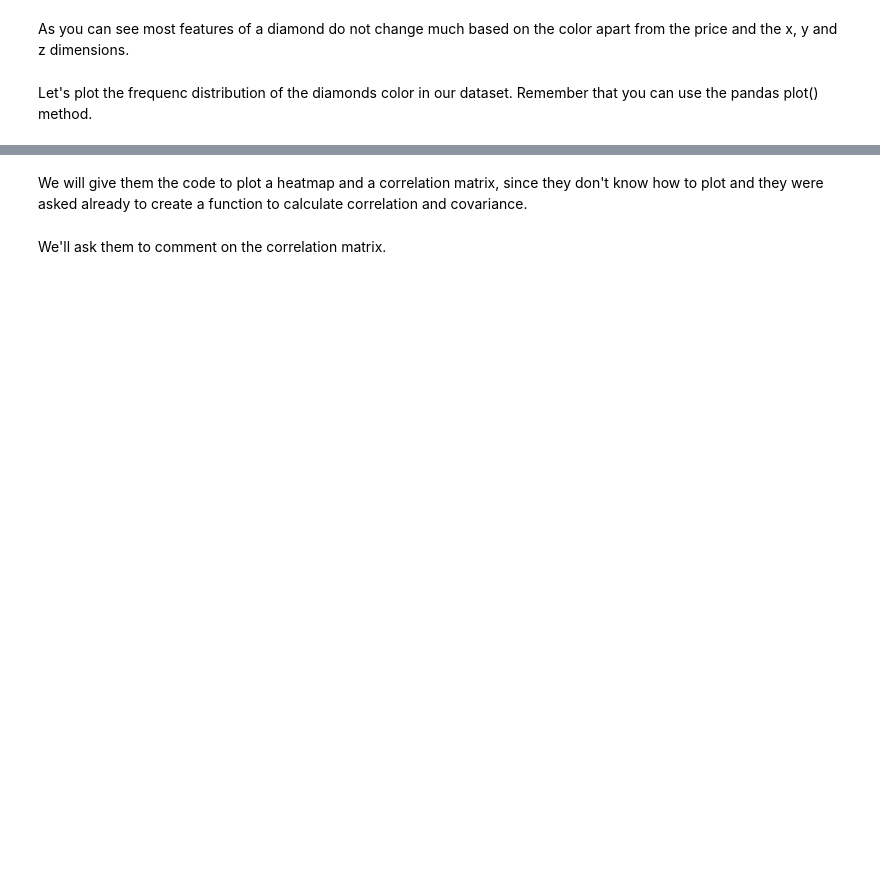
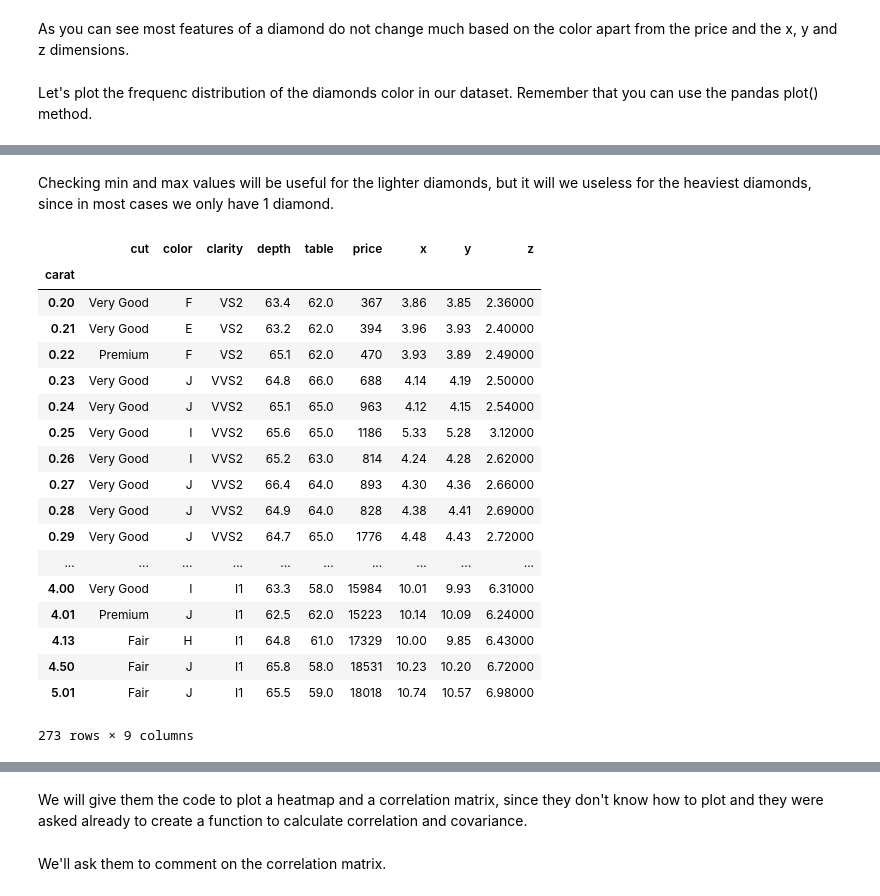
Before and after one commit to ta-data-bcn/Review-W4-Data-Cleaning-And-Descriptive-Statistics, a Jupyter notebook: main.ipynb, the cells around one changed output, grey strips where cells are left out. Cells and saved outputs as stored; diff of their text form; code cells hidden in the pictures; blank space fills up the shorter version.

Commit message:
Add carat analysis, fix get_y function

```diff
--- a/main.ipynb
+++ b/main.ipynb
@@ -139,7 +227,7 @@ diamonds[diamonds.y > 10]
 # %%
 def get_y(row):
     x = row['x']
-    y = row['y']
-    z = row['depth']
+    z = row['z']
+    depth = row['depth'] / 100
 
-    return  (2 * z - x * depth ) / depth
+    return  round((2 * z - x * depth ) / depth, 2)
@@ -147,0 +245,2 @@ WE CAN CLEARLY SEE THAT THE 31.8 IS AN OUTLIER FOR THE Y VALUE. AND WE CAN SEE T
+# %%
+diamonds['y'] = diamonds.apply(get_y, axis=1)
@@ -174,0 +382,24 @@ diamonds.describe()
+# %% [markdown]
+Checking min and max values will be useful for the lighter diamonds, but it will we useless for the heaviest diamonds, since in most cases we only have 1 diamond.
+# %%
+diamonds.groupby('carat').max()
+# %% [output]
+|  | cut | color | clarity | depth | table | price | x | y | z |
+| carat |  |  |  |  |  |  |  |  |  |
+| 0.20 | Very Good | F | VS2 | 63.4 | 62.0 | 367 | 3.86 | 3.85 | 2.36000 |
+| 0.21 | Very Good | E | VS2 | 63.2 | 62.0 | 394 | 3.96 | 3.93 | 2.40000 |
+| 0.22 | Premium | F | VS2 | 65.1 | 62.0 | 470 | 3.93 | 3.89 | 2.49000 |
+| 0.23 | Very Good | J | VVS2 | 64.8 | 66.0 | 688 | 4.14 | 4.19 | 2.50000 |
+| 0.24 | Very Good | J | VVS2 | 65.1 | 65.0 | 963 | 4.12 | 4.15 | 2.54000 |
+| 0.25 | Very Good | I | VVS2 | 65.6 | 65.0 | 1186 | 5.33 | 5.28 | 3.12000 |
+| 0.26 | Very Good | I | VVS2 | 65.2 | 63.0 | 814 | 4.24 | 4.28 | 2.62000 |
+| 0.27 | Very Good | J | VVS2 | 66.4 | 64.0 | 893 | 4.30 | 4.36 | 2.66000 |
+| 0.28 | Very Good | J | VVS2 | 64.9 | 64.0 | 828 | 4.38 | 4.41 | 2.69000 |
+| 0.29 | Very Good | J | VVS2 | 64.7 | 65.0 | 1776 | 4.48 | 4.43 | 2.72000 |
+| ... | ... | ... | ... | ... | ... | ... | ... | ... | ... |
+| 4.00 | Very Good | I | I1 | 63.3 | 58.0 | 15984 | 10.01 | 9.93 | 6.31000 |
+| 4.01 | Premium | J | I1 | 62.5 | 62.0 | 15223 | 10.14 | 10.09 | 6.24000 |
+| 4.13 | Fair | H | I1 | 64.8 | 61.0 | 17329 | 10.00 | 9.85 | 6.43000 |
+| 4.50 | Fair | J | I1 | 65.8 | 58.0 | 18531 | 10.23 | 10.20 | 6.72000 |
+| 5.01 | Fair | J | I1 | 65.5 | 59.0 | 18018 | 10.74 | 10.57 | 6.98000 |
+273 rows × 9 columns
```
Also changed, not shown: parts of 36 cells of this notebook.
